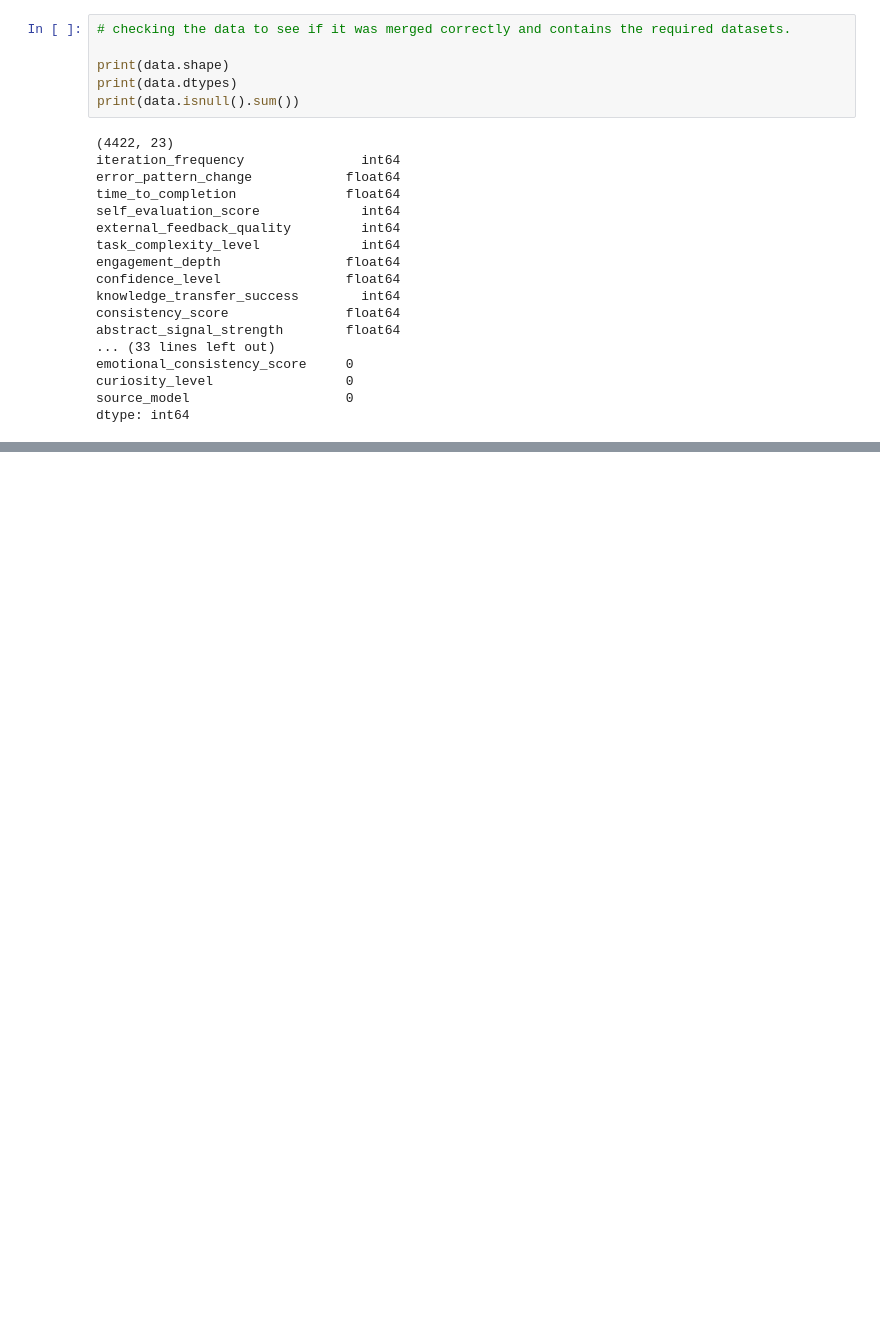
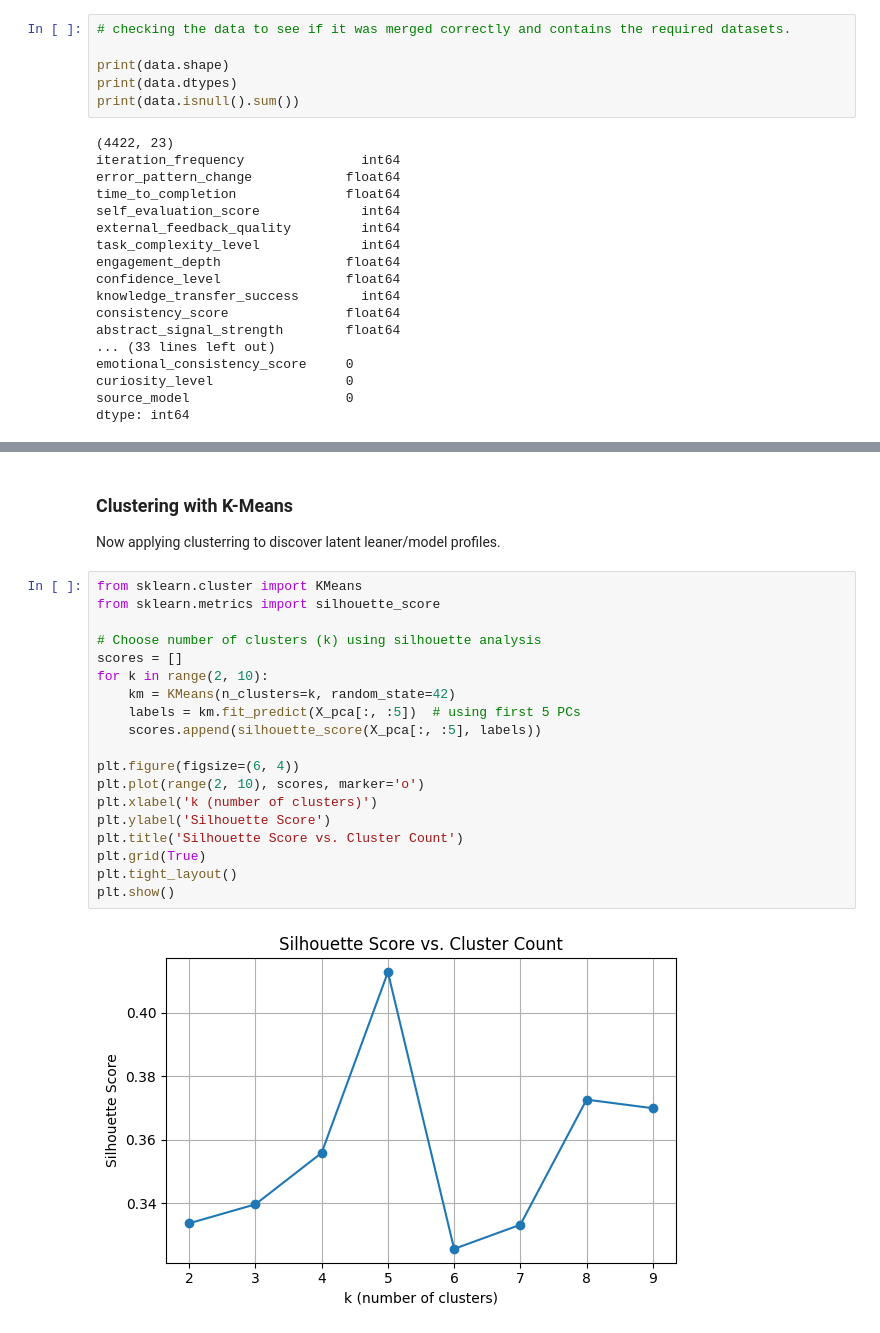
Before and after one commit to shaddaidan/Optimsed-Personal-Learning-Project, a Jupyter notebook: raw by model/Unsupersvised_EDA/Unsup_eda.ipynb, the cells around one changed output, grey strips where cells are left out. Drawn from its saved outputs; the diff is of its cells as text; blank space fills up the shorter version.

```diff
--- a/raw by model/Unsupersvised_EDA/Unsup_eda.ipynb
+++ b/raw by model/Unsupersvised_EDA/Unsup_eda.ipynb
@@ -82,0 +259,25 @@ dtype: int64
+# %% [markdown]
+### Clustering with K-Means
+
+Now applying clusterring to discover latent leaner/model profiles.
+# %%
+from sklearn.cluster import KMeans
+from sklearn.metrics import silhouette_score
+
+# Choose number of clusters (k) using silhouette analysis
+scores = []
+for k in range(2, 10):
+    km = KMeans(n_clusters=k, random_state=42)
+    labels = km.fit_predict(X_pca[:, :5])  # using first 5 PCs
+    scores.append(silhouette_score(X_pca[:, :5], labels))
+
+plt.figure(figsize=(6, 4))
+plt.plot(range(2, 10), scores, marker='o')
+plt.xlabel('k (number of clusters)')
+plt.ylabel('Silhouette Score')
+plt.title('Silhouette Score vs. Cluster Count')
+plt.grid(True)
+plt.tight_layout()
+plt.show()
+# %% [output]
+[figure, added]
```
Also changed, not shown: parts of 26 cells of this notebook.
